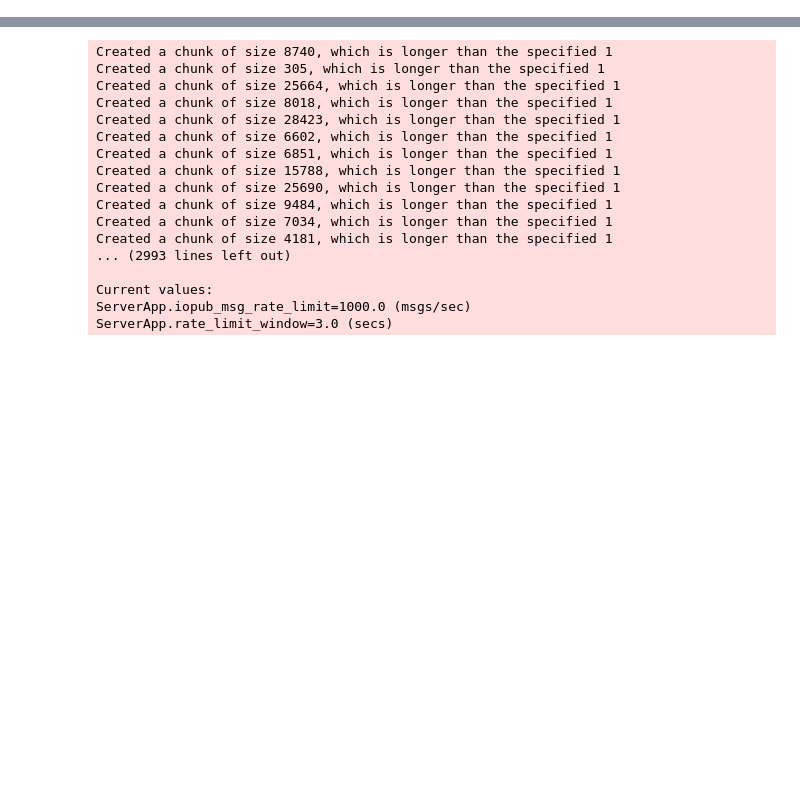
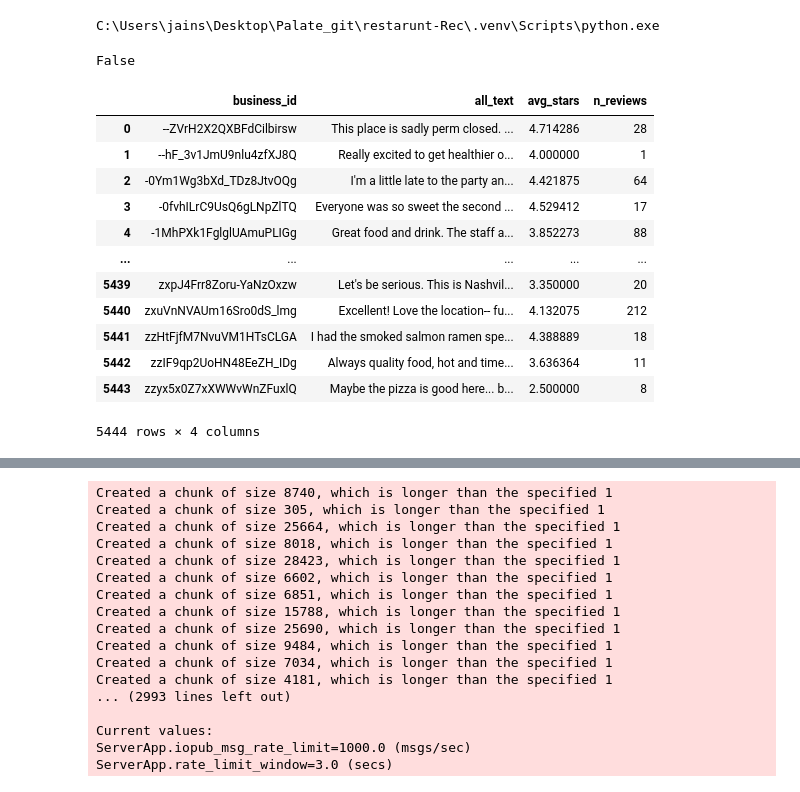
Before and after one commit to suspicious-candy/Restaurant_Rec, a Jupyter notebook: vector-search.ipynb, the cells around one changed output, grey strips where cells are left out. Saved outputs shown, nothing was run; the diff lists cells and outputs as text; code cells hidden in the pictures; blank space fills up the shorter version.

```diff
--- a/vector-search.ipynb
+++ b/vector-search.ipynb
@@ -21,0 +1,5 @@ checkin  = pd.read_parquet("data/checkin_clean.parquet")
+# %%
+import sys
+print(sys.executable)
+# %% [output]
+C:\Users\jains\Desktop\Palate_git\restarunt-Rec\.venv\Scripts\python.exe
@@ -22,3 +21,24 @@ checkin  = pd.read_parquet("data/checkin_clean.parquet")
+# %%
+from dotenv import load_dotenv
+load_dotenv()
+# %% [output]
+False
+# %%
+restaurant_docs
+# %% [output]
+|  | business_id | all_text | avg_stars | n_reviews |
+| 0 | --ZVrH2X2QXBFdCilbirsw | This place is sadly perm closed. ... | 4.714286 | 28 |
+| 1 | --hF_3v1JmU9nlu4zfXJ8Q | Really excited to get healthier o... | 4.000000 | 1 |
+| 2 | -0Ym1Wg3bXd_TDz8JtvOQg | I'm a little late to the party an... | 4.421875 | 64 |
+| 3 | -0fvhILrC9UsQ6gLNpZlTQ | Everyone was so sweet the second ... | 4.529412 | 17 |
+| 4 | -1MhPXk1FglglUAmuPLIGg | Great food and drink. The staff a... | 3.852273 | 88 |
+| ... | ... | ... | ... | ... |
+| 5439 | zxpJ4Frr8Zoru-YaNzOxzw | Let's be serious. This is Nashvil... | 3.350000 | 20 |
+| 5440 | zxuVnNVAUm16Sro0dS_lmg | Excellent! Love the location-- fu... | 4.132075 | 212 |
+| 5441 | zzHtFjfM7NvuVM1HTsCLGA | I had the smoked salmon ramen spe... | 4.388889 | 18 |
+| 5442 | zzIF9qp2UoHN48EeZH_IDg | Always quality food, hot and time... | 3.636364 | 11 |
+| 5443 | zzyx5x0Z7xXWWvWnZFuxlQ | Maybe the pizza is good here... b... | 2.500000 | 8 |
+5444 rows × 4 columns
 # %%
 biz_cols = business[["business_id", "name", "city", "state", "postal_code","latitude", "longitude", "stars", "review_count","attributes", "categories"]].rename(columns={"stars": "biz_stars","review_count": "biz_review_count"})
 
```
Also changed, not shown: parts of 28 cells of this notebook, 12 other files.
